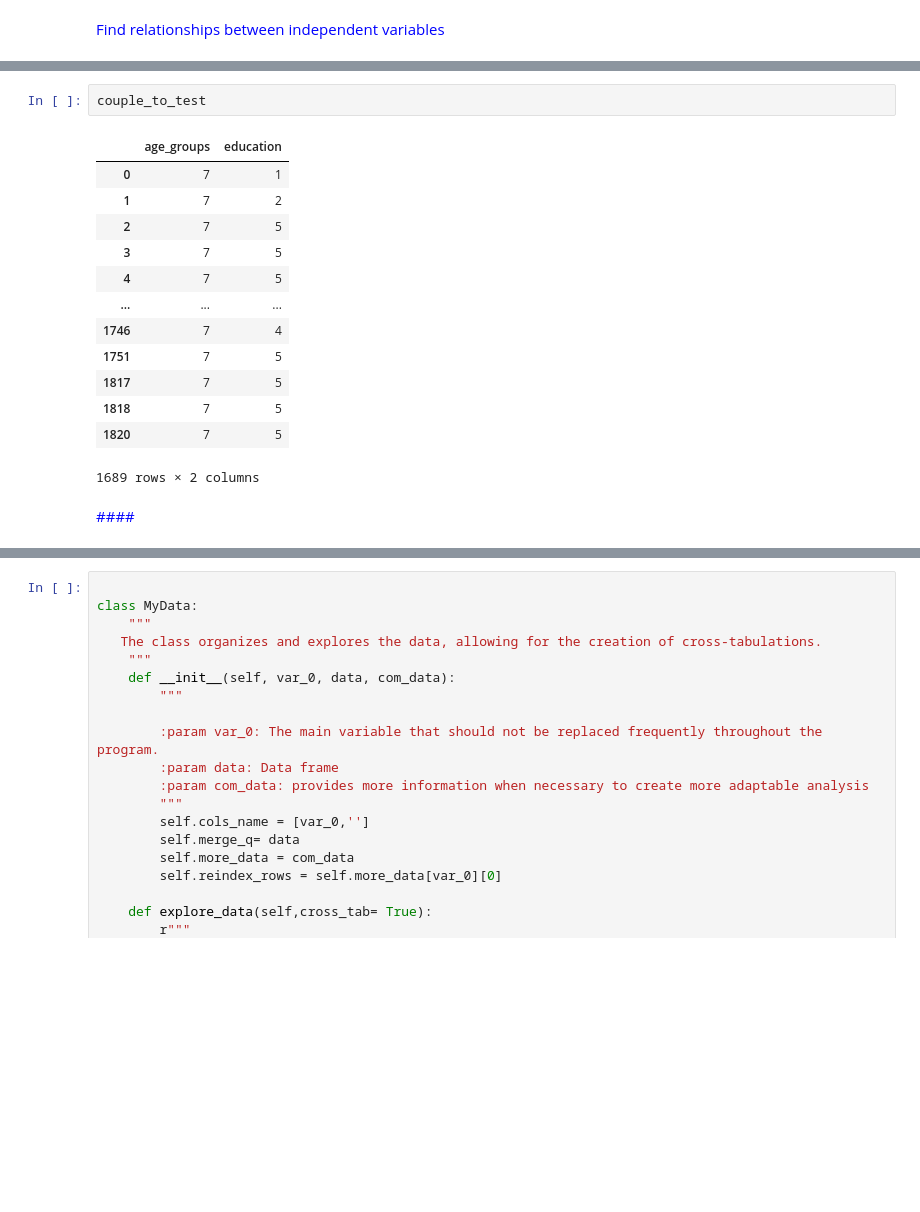
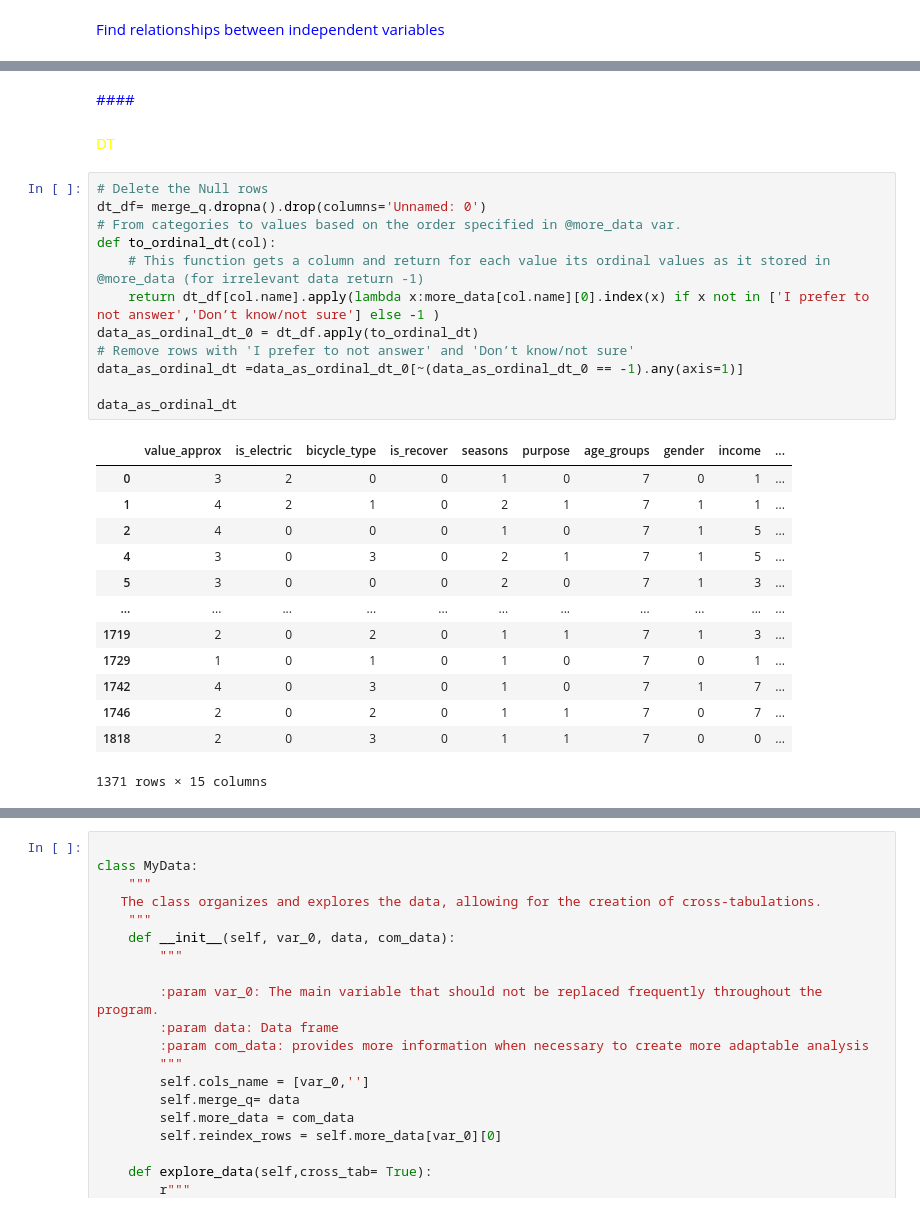
Before and after one commit to achic19/Biketheft, a Jupyter notebook: python/notebooks/paper_2_notebook/advanced_analysis.ipynb, the cells around one changed output, grey strips where cells are left out. Cells and saved outputs as stored; diff of their text form; blank space fills up the shorter version.

```diff
--- a/python/notebooks/paper_2_notebook/advanced_analysis.ipynb
+++ b/python/notebooks/paper_2_notebook/advanced_analysis.ipynb
@@ -185,18 +197,30 @@ sta_spearman_table
-# %%
-couple_to_test
-# %% [output]
-|  | age_groups | education |
-| 0 | 7 | 1 |
-| 1 | 7 | 2 |
-| 2 | 7 | 5 |
-| 3 | 7 | 5 |
-| 4 | 7 | 5 |
-| ... | ... | ... |
-| 1746 | 7 | 4 |
-| 1751 | 7 | 5 |
-| 1817 | 7 | 5 |
-| 1818 | 7 | 5 |
-| 1820 | 7 | 5 |
-1689 rows × 2 columns
 # %% [markdown]
 <span style="color: blue;font-size: 50px">####</span>
+# %% [markdown]
+<span style="color: yellow;font-size: 50px">DT</span>
+# %%
+# Delete the Null rows
+dt_df= merge_q.dropna().drop(columns='Unnamed: 0')
+# From categories to values based on the order specified in @more_data var.
+def to_ordinal_dt(col):
+    # This function gets a column and return for each value its ordinal values as it stored in @more_data (for irrelevant data return -1)
+    return dt_df[col.name].apply(lambda x:more_data[col.name][0].index(x) if x not in ['I prefer to not answer','Don’t know/not sure'] else -1 )
+data_as_ordinal_dt_0 = dt_df.apply(to_ordinal_dt)
+# Remove rows with 'I prefer to not answer' and 'Don’t know/not sure'
+data_as_ordinal_dt =data_as_ordinal_dt_0[~(data_as_ordinal_dt_0 == -1).any(axis=1)]
+
+data_as_ordinal_dt
+# %% [output]
+|  | value_approx | is_electric | bicycle_type | is_recover | seasons | purpose | age_groups | gender | income | ... |
+| 0 | 3 | 2 | 0 | 0 | 1 | 0 | 7 | 0 | 1 | ... |
+| 1 | 4 | 2 | 1 | 0 | 2 | 1 | 7 | 1 | 1 | ... |
+| 2 | 4 | 0 | 0 | 0 | 1 | 0 | 7 | 1 | 5 | ... |
+| 4 | 3 | 0 | 3 | 0 | 2 | 1 | 7 | 1 | 5 | ... |
+| 5 | 3 | 0 | 0 | 0 | 2 | 0 | 7 | 1 | 3 | ... |
+| ... | ... | ... | ... | ... | ... | ... | ... | ... | ... | ... |
+| 1719 | 2 | 0 | 2 | 0 | 1 | 1 | 7 | 1 | 3 | ... |
+| 1729 | 1 | 0 | 1 | 0 | 1 | 0 | 7 | 0 | 1 | ... |
+| 1742 | 4 | 0 | 3 | 0 | 1 | 0 | 7 | 1 | 7 | ... |
+| 1746 | 2 | 0 | 2 | 0 | 1 | 1 | 7 | 0 | 7 | ... |
+| 1818 | 2 | 0 | 3 | 0 | 1 | 1 | 7 | 0 | 0 | ... |
+1371 rows × 15 columns
```
Also changed, not shown: parts of 29 cells of this notebook.
